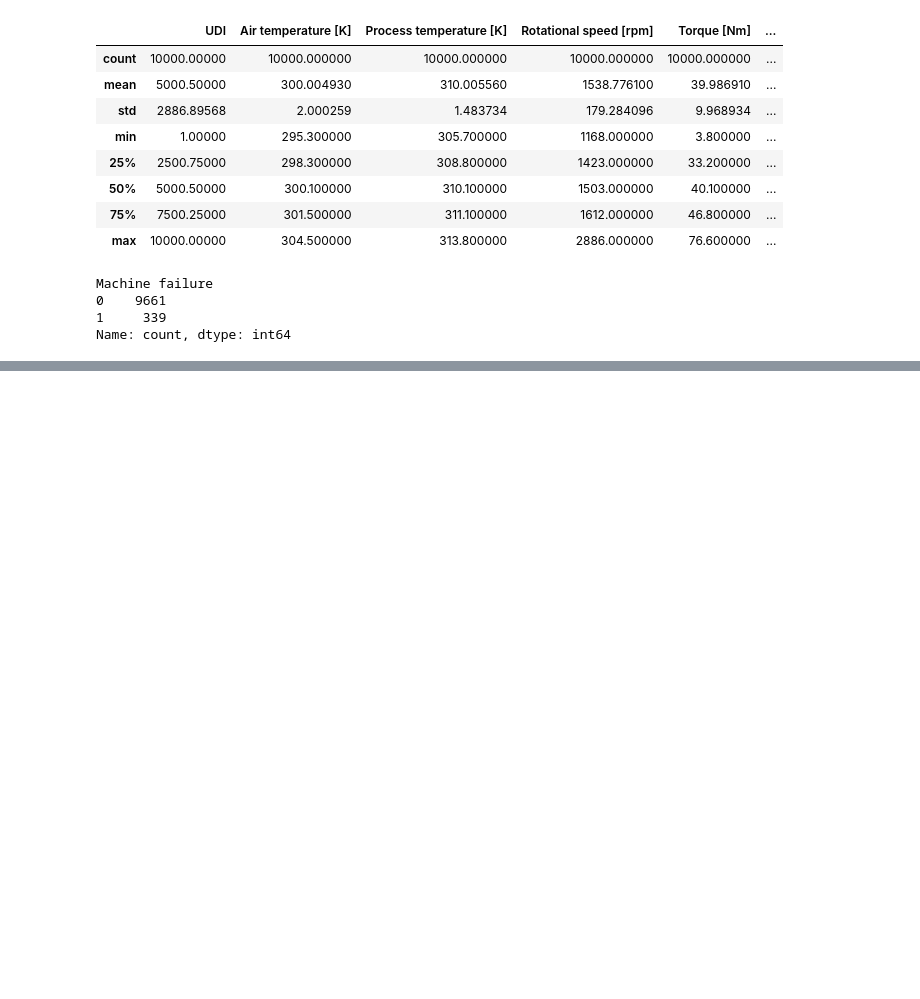
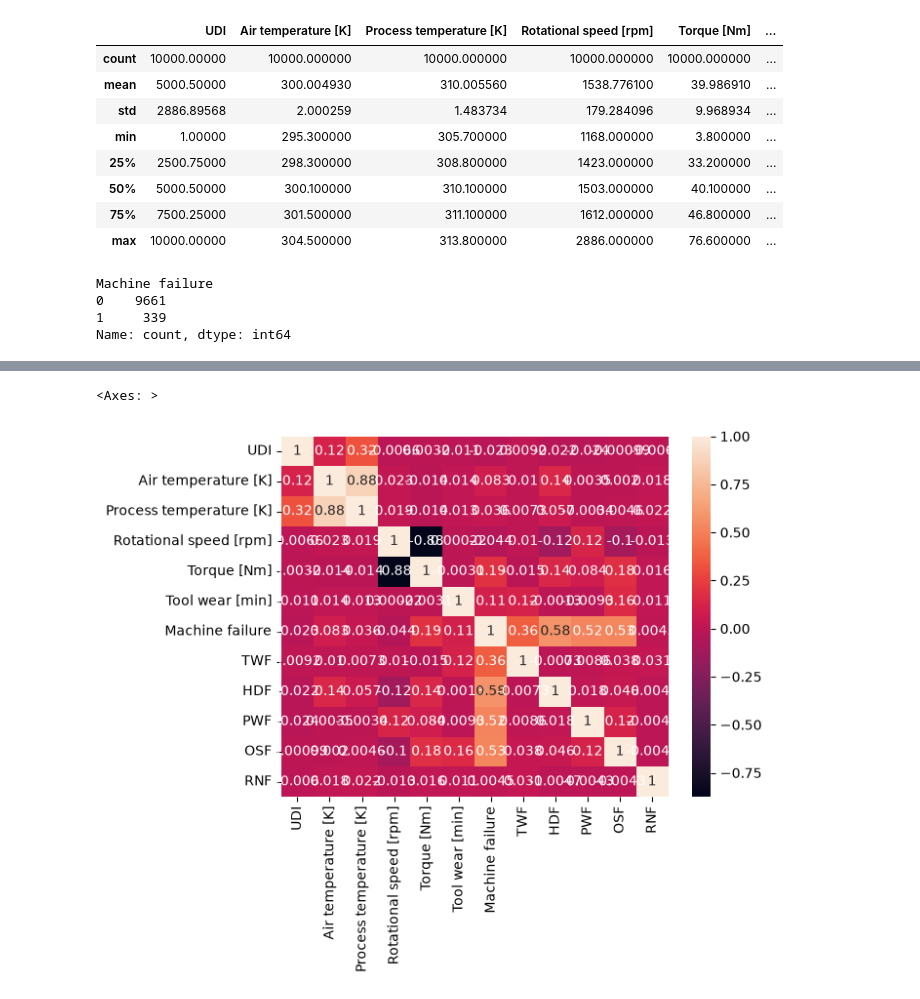
Before and after one commit to sanjayofficialworks-ai/predictive-maintance, a Jupyter notebook: notebooks/eda.ipynb, the cells around one changed output, grey strips where cells are left out. Cells and saved outputs as stored; diff of their text form; code cells hidden in the pictures; blank space fills up the shorter version.

```diff
--- a/notebooks/eda.ipynb
+++ b/notebooks/eda.ipynb
@@ -67,0 +94,5 @@ Name: count, dtype: int64
+# %%
+sns.heatmap(df.corr(numeric_only=True),annot=True)
+# %% [output]
+<Axes: >
+[figure, added]
```
Also changed, not shown: parts of 30 cells of this notebook.
